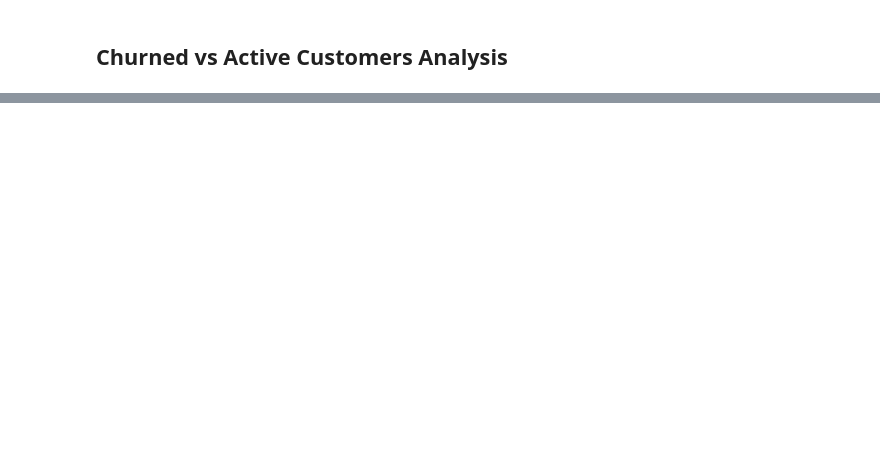
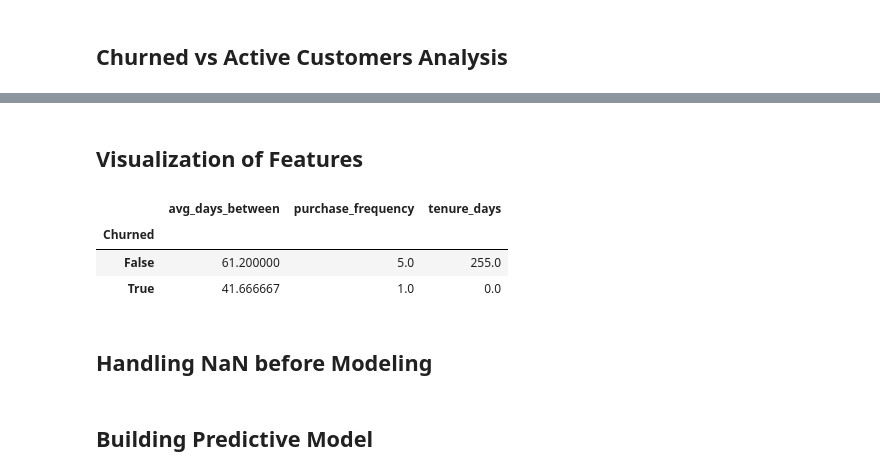
Before and after one commit to Areco892/customer-churn, a Jupyter notebook: analysis.ipynb, the cells around one changed output, grey strips where cells are left out. Saved outputs shown, nothing was run; the diff lists cells and outputs as text; code cells hidden in the pictures; blank space fills up the shorter version.

```diff
--- a/analysis.ipynb
+++ b/analysis.ipynb
@@ -146,0 +213,11 @@ customer_metrics
+# %% [markdown]
+## Visualization of Features
+# %%
+prediction_features.groupby('Churned')[['avg_days_between', 'purchase_frequency', 'tenure_days']].median()
+# %% [output]
+|  | avg_days_between | purchase_frequency | tenure_days |
+| Churned |  |  |  |
+| False | 61.200000 | 5.0 | 255.0 |
+| True | 41.666667 | 1.0 | 0.0 |
+# %% [markdown]
+## Handling NaN before Modeling
@@ -146,0 +226,2 @@ customer_metrics
+# %% [markdown]
+## Building Predictive Model
```
Also changed, not shown: parts of 20 cells of this notebook.
